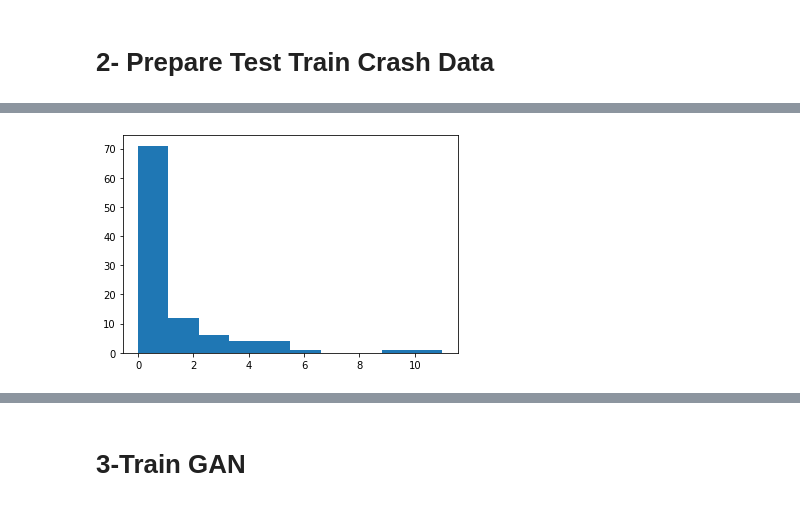
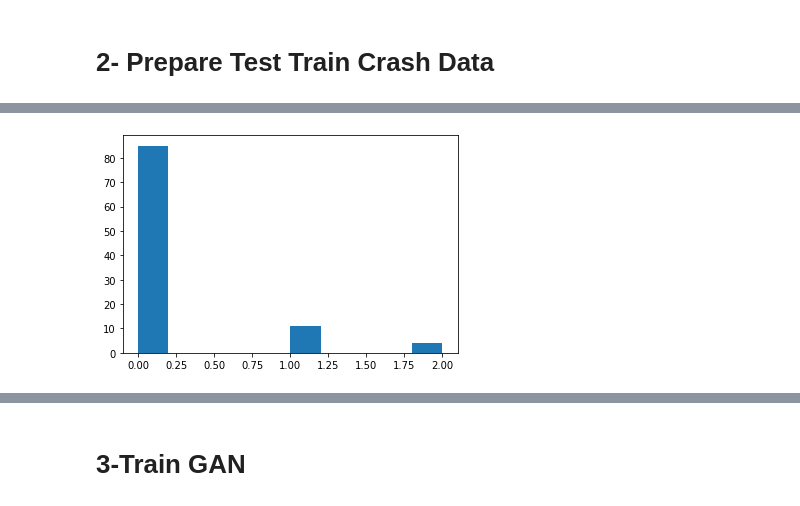
Before and after one commit to mz-zarei/CGAN-Augmentation, a Jupyter notebook: RealDataAugmentation_CGAN.ipynb, the cells around one changed output, grey strips where cells are left out. Cells and saved outputs as stored; diff of their text form; code cells hidden in the pictures.

```diff
--- a/RealDataAugmentation_CGAN.ipynb
+++ b/RealDataAugmentation_CGAN.ipynb
@@ -238,7 +240,7 @@ activation = "elu"
 # %% [markdown]
 # **2- Prepare Test Train Crash Data**
 # %%
-
+target = 'FI'
 London_Data = pd.read_excel('/content/London_Python_Data.xlsx')
 London_Data = London_Data[(London_Data['Year']==2017) & (London_Data['Group']== 3)]
 #Shuffling the data
@@ -248,13 +250,13 @@ London_Data['Log_Fmaj'] = np.log(London_Data['Fmaj'])
 
 x_columns = ['Log_Fmin', 'Log_Fmaj']
 test_data = London_Data[:100].reset_index()
-y_test = test_data['Obs']
+y_test = test_data[target]
 x_test = test_data[x_columns]
 
 
 CrashData = London_Data[100:].reset_index()
 
-ax = plt.hist(CrashData['Obs'])
+ax = plt.hist(CrashData[target])
 CrashData.head()
 # %% [output]
 |  | index | Geo_ID | Name | Group | Year | Fmaj | Fmin | Ftot | Fatal | Non-fatal | PDO | ... |
@@ -266,4 +268,4 @@ CrashData.head()
-[figure, old version]
+[figure, new version]
 # %%
 London_Data.describe()
 # %% [output]
```
Also changed, not shown: parts of 9 cells of this notebook.
